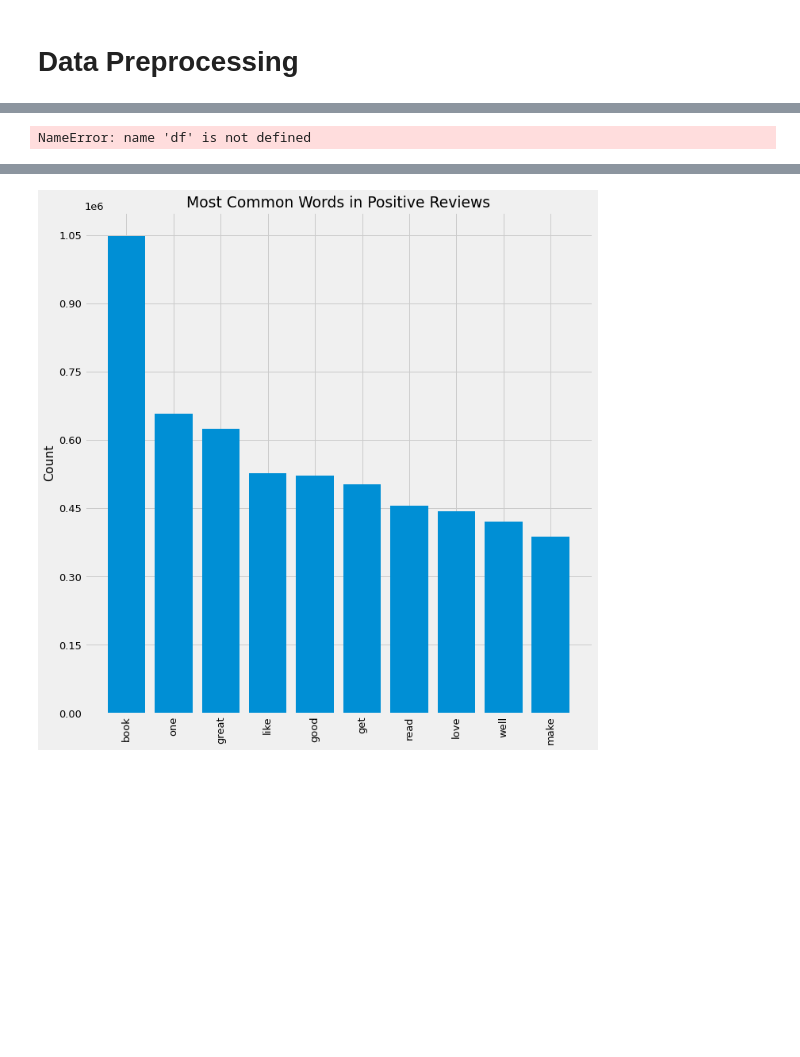
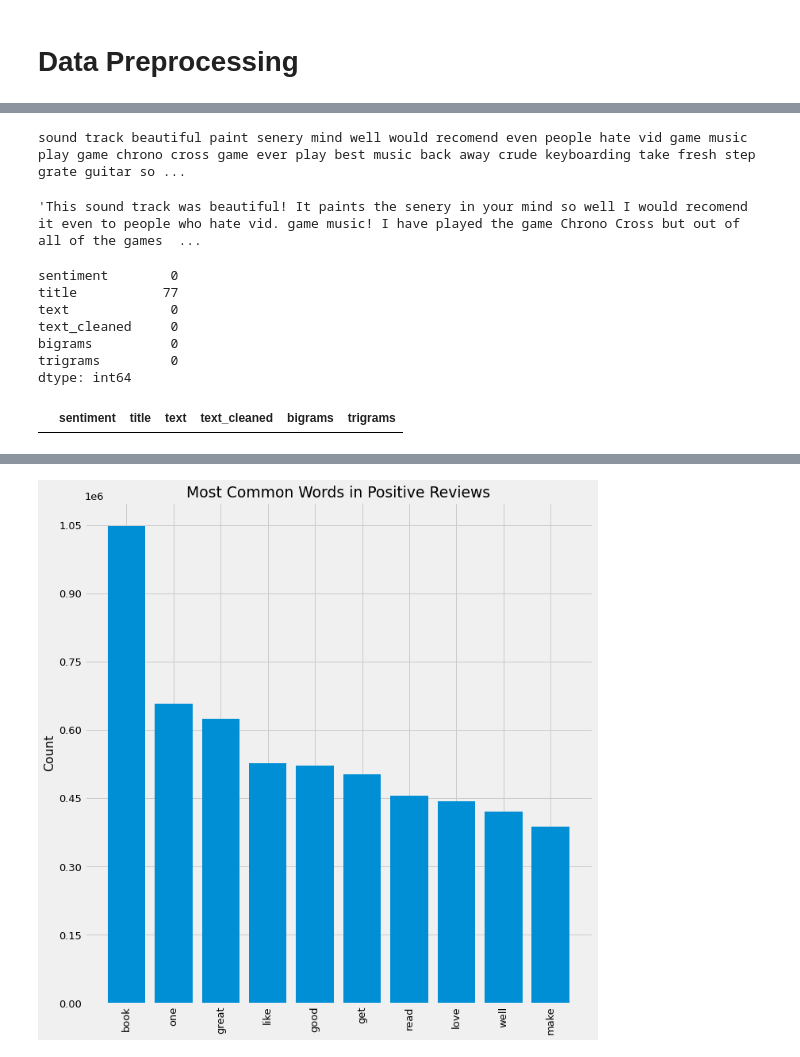
Before and after one commit to ThomasHChapman/classifying_user_reviews, a Jupyter notebook: working_notebooks/preprocessing_nb.ipynb, the cells around one changed output, grey strips where cells are left out. Drawn from its saved outputs; the diff is of its cells as text; code cells hidden in the pictures; blank space fills up the shorter version.

Commit message:
Finalized Cleaning Notebook

```diff
--- a/working_notebooks/preprocessing_nb.ipynb
+++ b/working_notebooks/preprocessing_nb.ipynb
@@ -113,16 +118,14 @@ def get_wordnet_pos(treebank_tag):
 # %%
 # Text Cleaner Function
 
-def prepare_text(text, sw=stop_list, regex_pattern = "([a-zA-Z]+(?:'[a-z]+)?)"):
+def prepare_text(text, sw=stopwords.words('english'), regex_pattern = "([a-zA-Z]+(?:'[a-z]+)?)"):
     """
     Tokenize, standardize case, remove punctuation, perform part of speech tagging
     and lemmatize text from string.
 
-    Tokenization is performed using a regular expression that grabs words that begin with
-    a capital or lowercase letter and end with a lowercase letter.
+    By default, tokenization is performed using a regular expression that grabs words
+    that begin with a capital or lowercase letter and end with a lowercase letter.
     """
-    # Identify regular expression that will be used to tokenize text
-    # regex_pattern = "([a-zA-Z]+(?:'[a-z]+)?)"
 
     # Tokenize words based on the regular expression stored in regex_pattern
     tokenizer = RegexpTokenizer(regex_pattern)
@@ -142,12 +145,13 @@ def prepare_text(text, sw=stop_list, regex_pattern = "([a-zA-Z]+(?:'[a-z]+)?)"):
     # Return a string consisting of all tokens
     return ' '.join(tokens)
 # %%
-# Function to convert lemmatized text into n-grams.
-def trigram_creator(text, n=3):
+# Function to convert prepared text into n-grams.
+
+def ngram_creator(text, n):
+    """
+    Return a list of all possible n-grams from the specified text.
+    """
     return list(ngrams(text.split(), n))
-
-def bigram_creator(text, n=2):
-    return list(ngrams(text.split(), n))
 # %%
 # Visualization Function to plot the n most common words in a frequency distribution object
 
@@ -199,17 +201,28 @@ print(sample_row)
 # Print original text for inspection
 df['text'][0]
 # %% [output]
-NameError: name 'df' is not defined
+sound track beautiful paint senery mind well would recomend even people hate vid game music play game chrono cross game ever play best music back away crude keyboarding take fresh step grate guitar so ...
+'This sound track was beautiful! It paints the senery in your mind so well I would recomend it even to people who hate vid. game music! I have played the game Chrono Cross but out of all of the games  ...
 # %%
 # Apply helper function to 'text' column and store the output in a new column
-#df['text_cleaned'] = df['text'].apply(prepare_text)
-
-# Store list of tokens in new column for visual exploration
-#df['toks'] = df['text_cleaned'].str.split()
+df['text_cleaned'] = df['text'].apply(prepare_text)
 
 # Create & store bi-grams in a new column
-#df['bigrams'] = df['text_cleaned'].apply(bigram_creator)
+df['bigrams'] = df['text_cleaned'].apply(ngram_creator, n=2)
 
 # Create & store trigrams in a new column
-#df['trigrams'] = df['text_cleaned'].apply(trigram_creator)
+df['trigrams'] = df['text_cleaned'].apply(ngram_creator, n=3)
+# %%
+# Check for reviews where the cleaning function failed & display them
+print(df.isna().sum())
+df[df['text_cleaned'].isna()]
+# %% [output]
+sentiment        0
+title           77
+text             0
+text_cleaned     0
+bigrams          0
+trigrams         0
+dtype: int64
+|  | sentiment | title | text | text_cleaned | bigrams | trigrams |
 # %%
```
Also changed, not shown: parts of 41 cells of this notebook.
